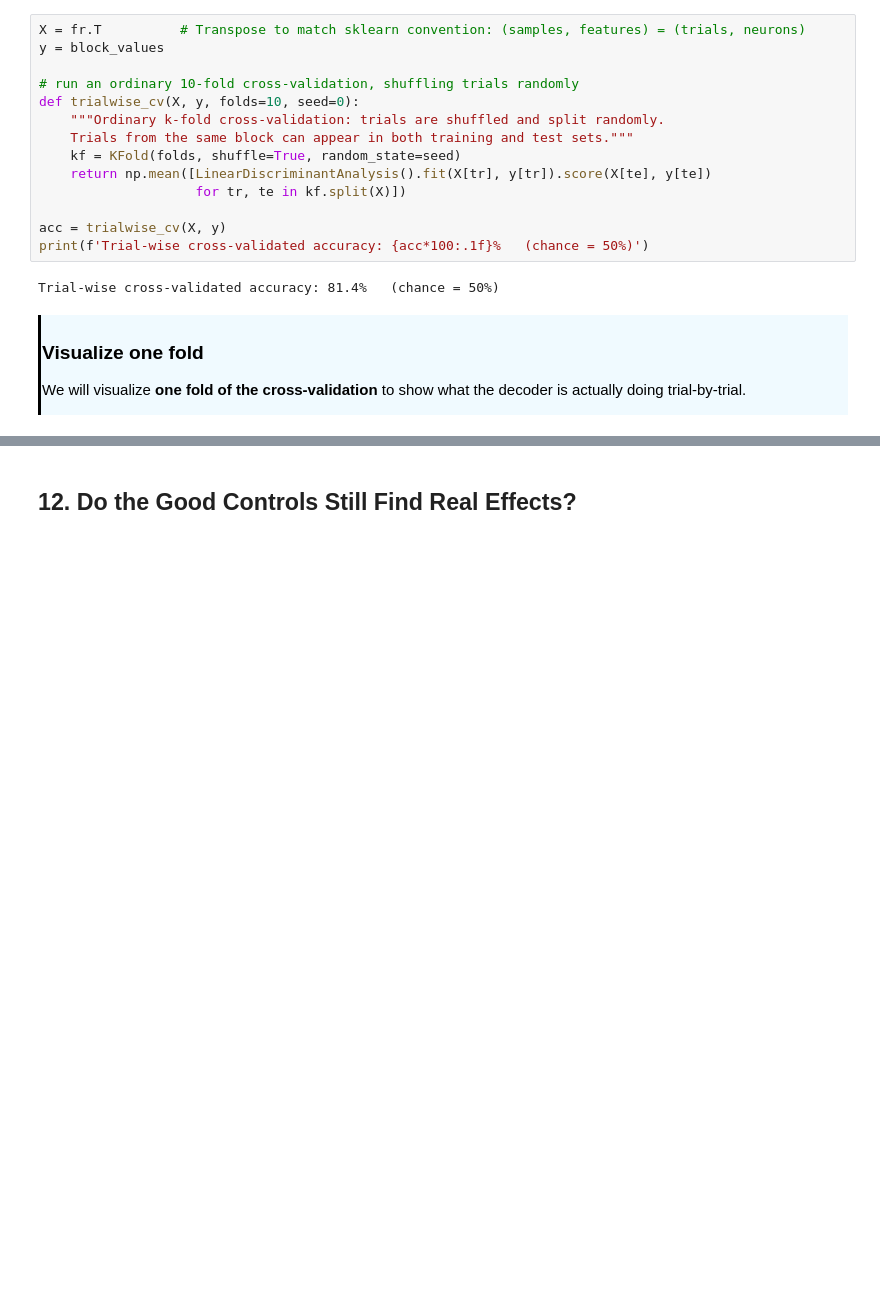
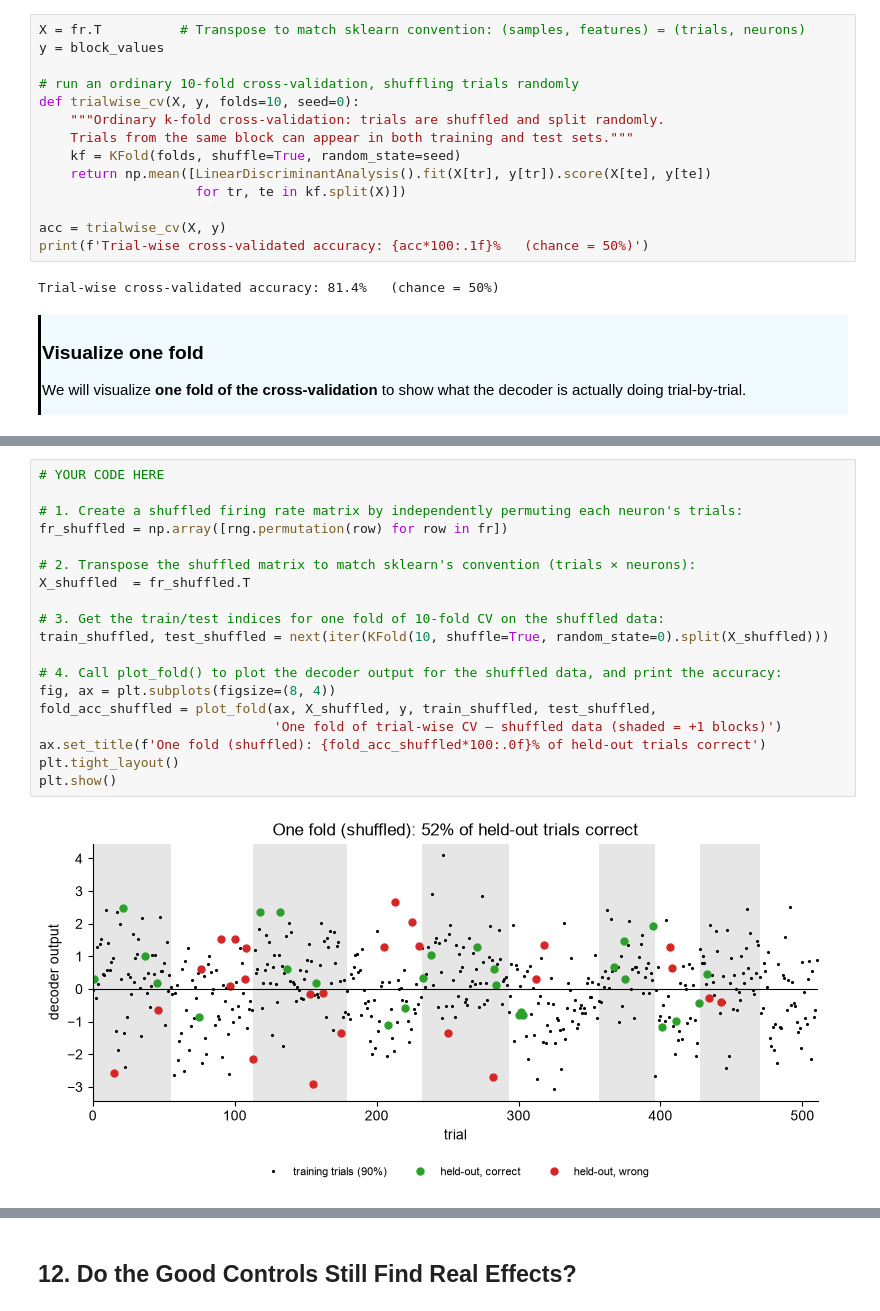
Before and after one commit to AllenSWDB/SWDB_2026_Good_Analysis, a Jupyter notebook: code/nick_workshop/GoodAnalysis-Workshop2_solutions.ipynb, the cells around one changed output, grey strips where cells are left out. Cells and saved outputs as stored; diff of their text form; blank space fills up the shorter version.

```diff
--- a/code/nick_workshop/GoodAnalysis-Workshop2_solutions.ipynb
+++ b/code/nick_workshop/GoodAnalysis-Workshop2_solutions.ipynb
@@ -1311,0 +1338,21 @@ the block variable.
+# %%
+# YOUR CODE HERE
+
+# 1. Create a shuffled firing rate matrix by independently permuting each neuron's trials:
+fr_shuffled = np.array([rng.permutation(row) for row in fr])
+
+# 2. Transpose the shuffled matrix to match sklearn's convention (trials × neurons):
+X_shuffled  = fr_shuffled.T
+
+# 3. Get the train/test indices for one fold of 10-fold CV on the shuffled data:
+train_shuffled, test_shuffled = next(iter(KFold(10, shuffle=True, random_state=0).split(X_shuffled)))
+
+# 4. Call plot_fold() to plot the decoder output for the shuffled data, and print the accuracy:
+fig, ax = plt.subplots(figsize=(8, 4))
+fold_acc_shuffled = plot_fold(ax, X_shuffled, y, train_shuffled, test_shuffled,
+                              'One fold of trial-wise CV — shuffled data (shaded = +1 blocks)')
+ax.set_title(f'One fold (shuffled): {fold_acc_shuffled*100:.0f}% of held-out trials correct')
+plt.tight_layout()
+plt.show()
+# %% [output]
+[figure, added]
```
Also changed, not shown: parts of 29 cells of this notebook.
